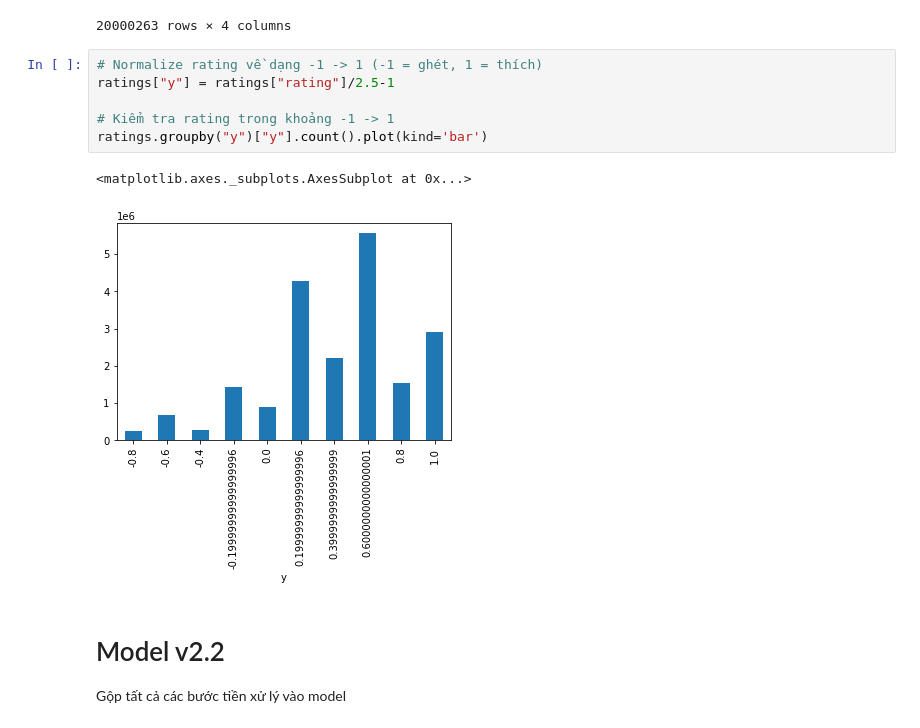
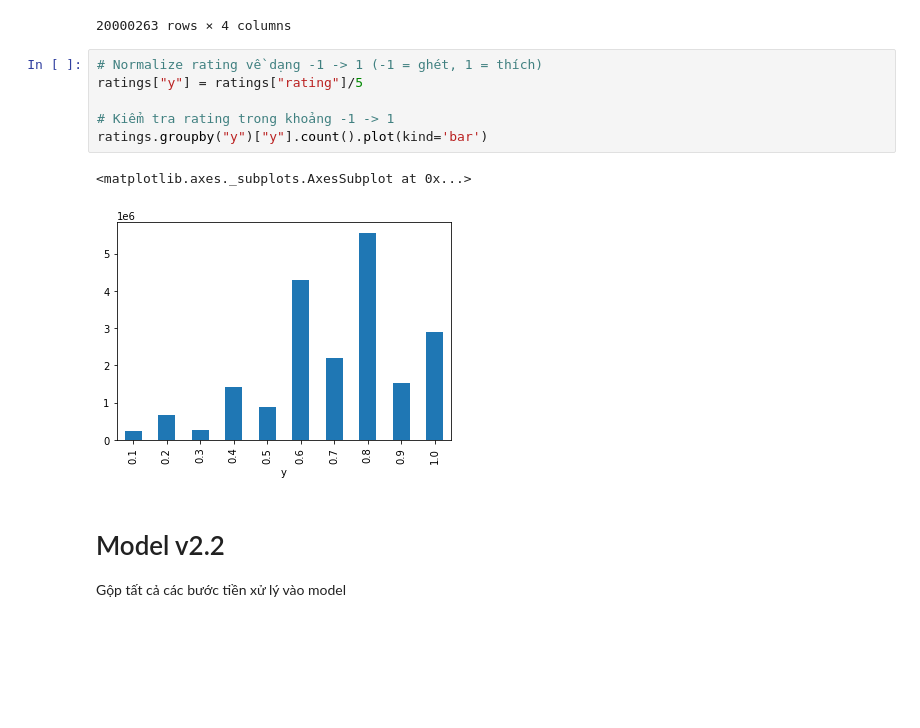
Before and after one commit to quanvu0996/TF_cert_training, a Jupyter notebook: v2_2_ML20M_sequence.ipynb, the cells around one changed output. Cells and saved outputs as stored; diff of their text form; blank space fills up the shorter version.

```diff
--- a/v2_2_ML20M_sequence.ipynb
+++ b/v2_2_ML20M_sequence.ipynb
@@ -65,13 +65,13 @@ ratings
 20000263 rows × 4 columns
 # %%
 # Normalize rating về dạng -1 -> 1 (-1 = ghét, 1 = thích)
-ratings["y"] = ratings["rating"]/2.5-1
+ratings["y"] = ratings["rating"]/5
 
 # Kiểm tra rating trong khoảng -1 -> 1
 ratings.groupby("y")["y"].count().plot(kind='bar')
 # %% [output]
 <matplotlib.axes._subplots.AxesSubplot at 0x...>
-[figure, old version]
+[figure, new version]
 # %% [markdown]
 # Model v2.2
 Gộp tất cả các bước tiền xử lý vào model
```
Also changed, not shown: parts of 17 cells of this notebook.
